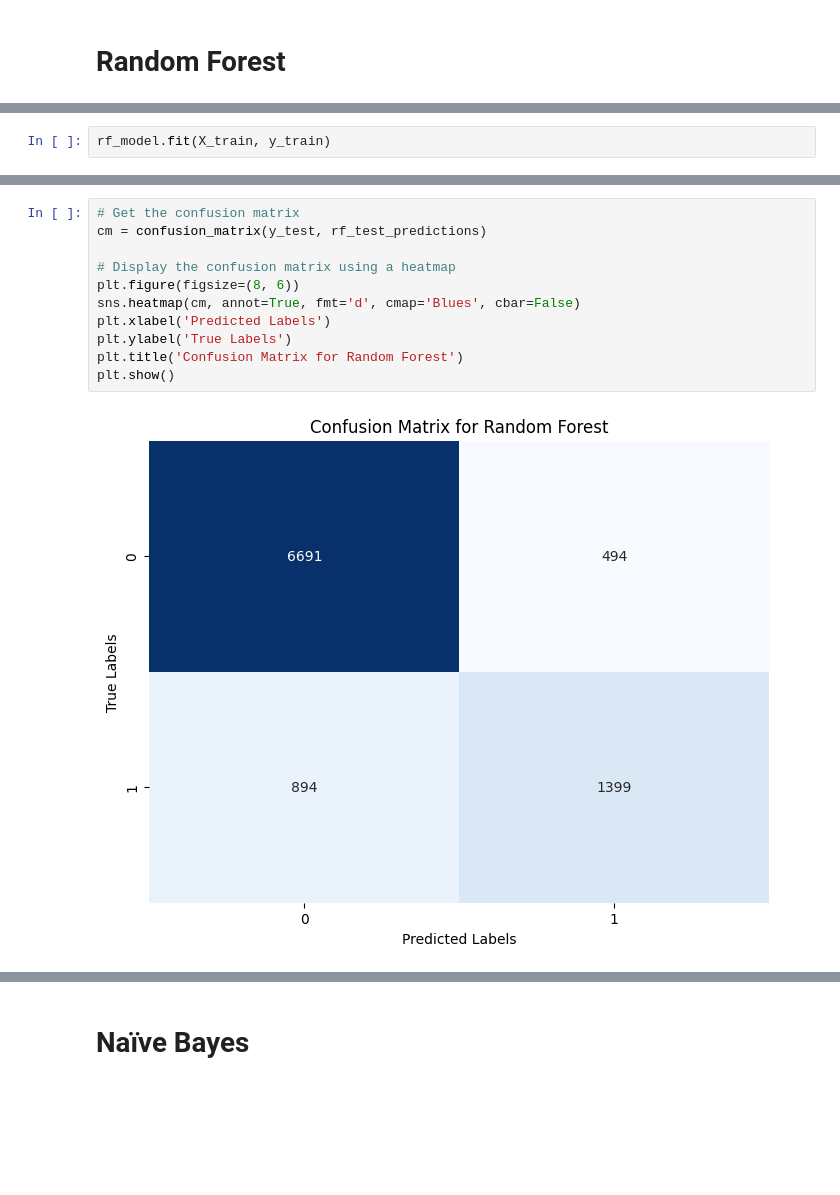
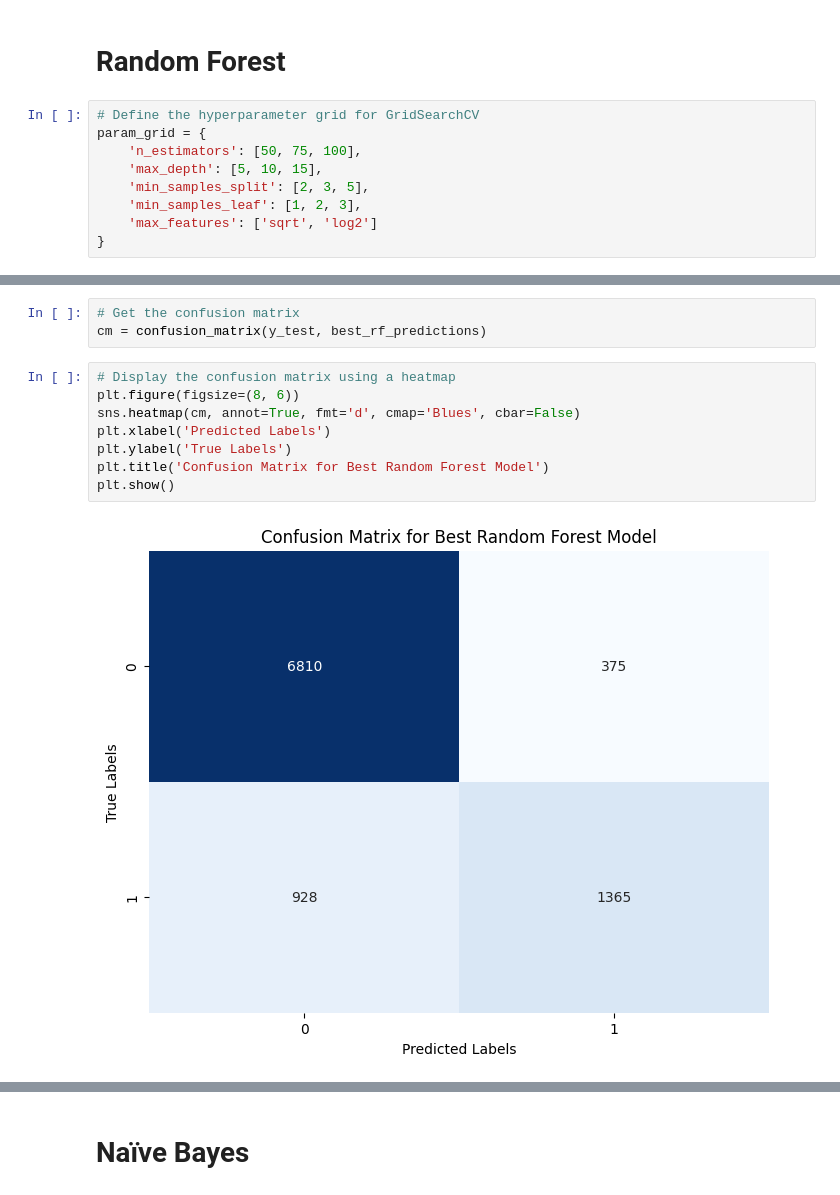
Before and after one commit to VanujaSooriyaarachchi/Census-Data-Income-Prediction, a Jupyter notebook: Model.ipynb, the cells around one changed output, grey strips where cells are left out. Cells and saved outputs as stored; diff of their text form; blank space fills up the shorter version.

```diff
--- a/Model.ipynb
+++ b/Model.ipynb
@@ -90,4 +90,13 @@ len(X_test), len(X_train), len(y_test), len(y_train)
 (9478, 37911, 9478, 37911)
 # %% [markdown]
 # Random Forest
+# %%
+# Define the hyperparameter grid for GridSearchCV
+param_grid = {
+    'n_estimators': [50, 75, 100],
+    'max_depth': [5, 10, 15],
+    'min_samples_split': [2, 3, 5],
+    'min_samples_leaf': [1, 2, 3],
+    'max_features': ['sqrt', 'log2']
+}
 # %%
@@ -94,3 +104 @@ len(X_test), len(X_train), len(y_test), len(y_train)
 rf_model = RandomForestClassifier(random_state=42)
-# %%
-rf_model.fit(X_train, y_train)
@@ -145,13 +179,13 @@ plt.show()
+# %%
+# Get the confusion matrix
+cm = confusion_matrix(y_test, best_rf_predictions)
 # %%
-# Get the confusion matrix
-cm = confusion_matrix(y_test, rf_test_predictions)
-
 # Display the confusion matrix using a heatmap
 plt.figure(figsize=(8, 6))
 sns.heatmap(cm, annot=True, fmt='d', cmap='Blues', cbar=False)
 plt.xlabel('Predicted Labels')
 plt.ylabel('True Labels')
-plt.title('Confusion Matrix for Random Forest')
+plt.title('Confusion Matrix for Best Random Forest Model')
 plt.show()
 # %% [output]
-[figure, old version]
+[figure, new version]
```
Also changed, not shown: parts of 29 cells of this notebook, 2 other files.
